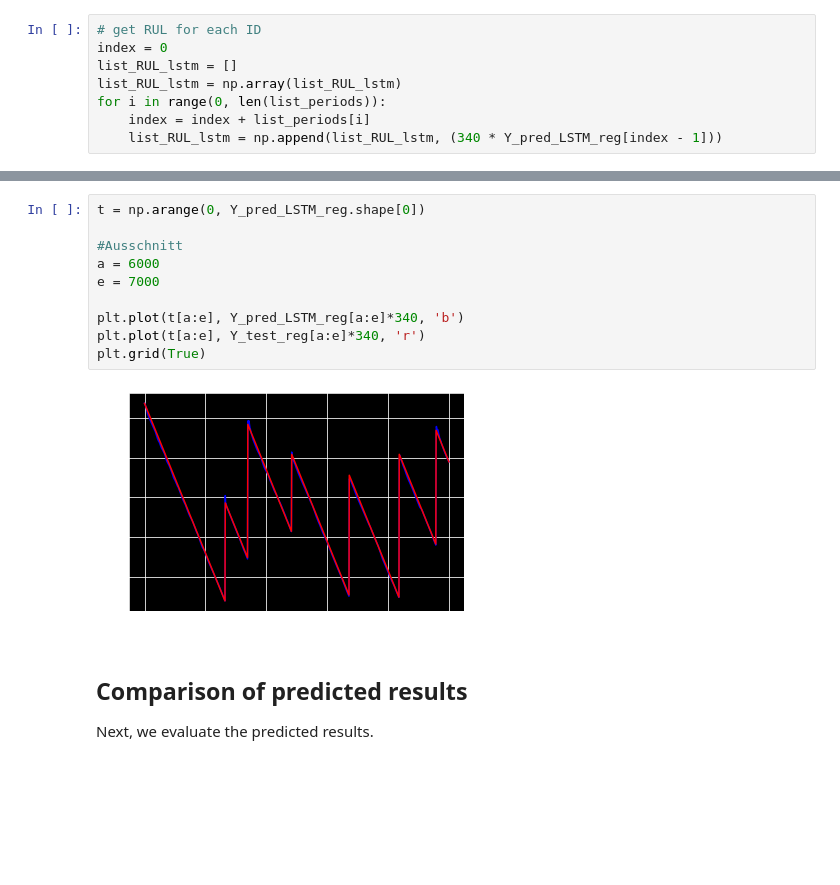
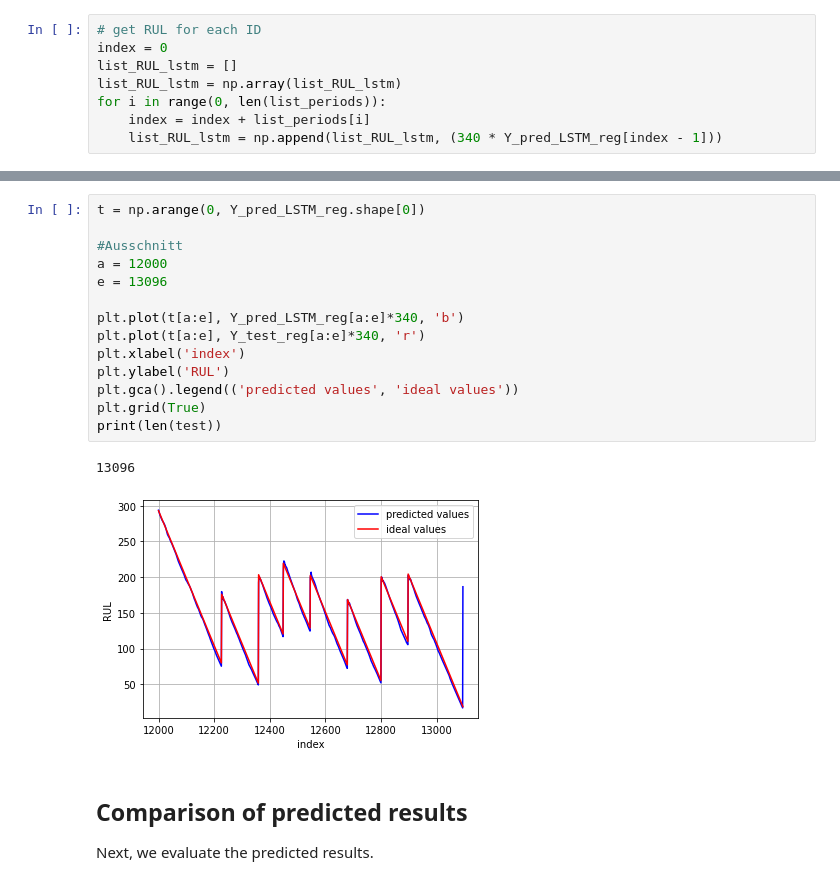
Before and after one commit to AzizSayfutdinov/PredictiveMaintenanceEngine, a Jupyter notebook: RegressionModels.ipynb, the cells around one changed output, grey strips where cells are left out. Drawn from its saved outputs; the diff is of its cells as text; blank space fills up the shorter version.

Commit message:
Added proper label naming for plots

```diff
--- a/RegressionModels.ipynb
+++ b/RegressionModels.ipynb
@@ -472,15 +488,20 @@ lstm with last value set RMSE:5.534773356807897, R2:0.9821154808123816
 # %%
 t = np.arange(0, Y_pred_LSTM_reg.shape[0])
 
 #Ausschnitt
-a = 6000
-e = 7000
+a = 12000
+e = 13096
 
 plt.plot(t[a:e], Y_pred_LSTM_reg[a:e]*340, 'b')
 plt.plot(t[a:e], Y_test_reg[a:e]*340, 'r')
+plt.xlabel('index')
+plt.ylabel('RUL')
+plt.gca().legend(('predicted values', 'ideal values'))
 plt.grid(True)
+print(len(test))
 # %% [output]
+13096
-[figure, old version]
+[figure, new version]
 # %% [markdown]
 ## Comparison of predicted results
 Next, we evaluate the predicted results.
```
Also changed, not shown: parts of 28 cells of this notebook.
